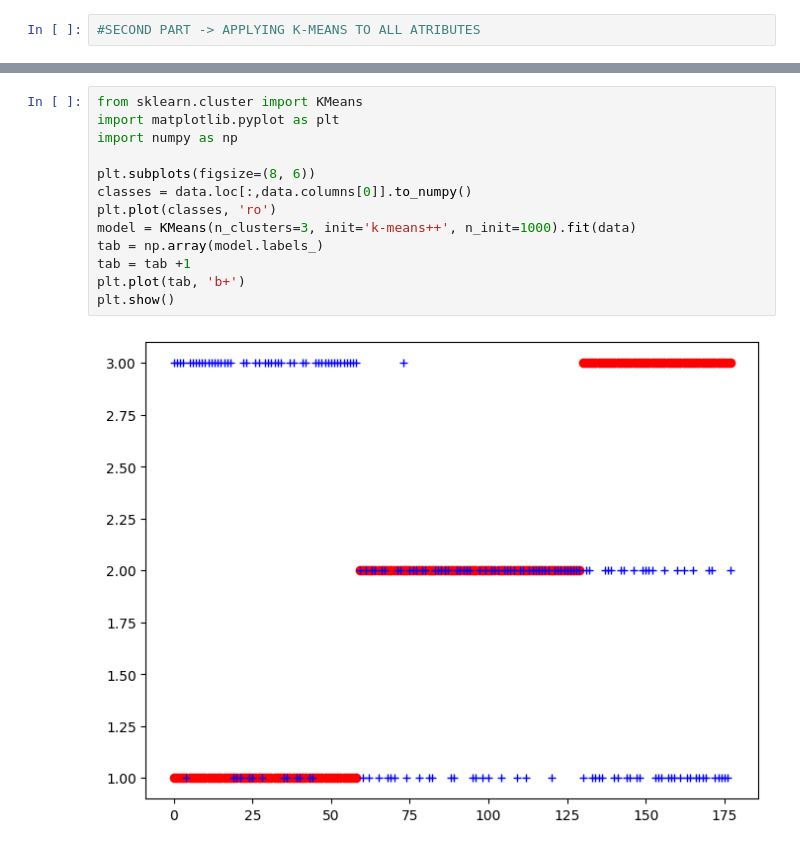
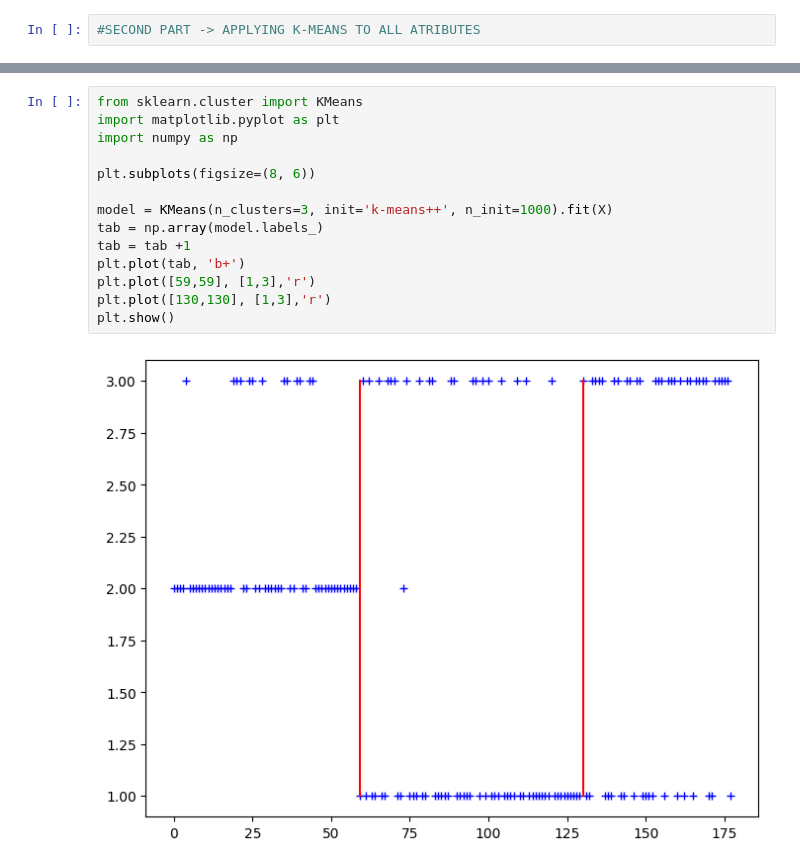
Before and after one commit to netodeabreujoao/projet_traitement_info, a Jupyter notebook: project.ipynb, the cells around one changed output, grey strips where cells are left out. Drawn from its saved outputs; the diff is of its cells as text.

```diff
--- a/project.ipynb
+++ b/project.ipynb
@@ -255,18 +347,19 @@ plt.show()
 # %%
 from sklearn.cluster import KMeans
 import matplotlib.pyplot as plt
 import numpy as np
 
 plt.subplots(figsize=(8, 6))
-classes = data.loc[:,data.columns[0]].to_numpy()
-plt.plot(classes, 'ro')
-model = KMeans(n_clusters=3, init='k-means++', n_init=1000).fit(data)
+
+model = KMeans(n_clusters=3, init='k-means++', n_init=1000).fit(X)
 tab = np.array(model.labels_)
 tab = tab +1
 plt.plot(tab, 'b+')
+plt.plot([59,59], [1,3],'r')
+plt.plot([130,130], [1,3],'r')
 plt.show()
 # %% [output]
-[figure, old version]
+[figure, new version]
 # %%
 data1 = data.loc[:,[data.columns[1],data.columns[2],data.columns[3],data.columns[4],data.columns[5],data.columns[6],data.columns[7],data.columns[9],data.columns[10],data.columns[11],data.columns[13]]].to_numpy()
 plt.subplots(figsize=(8, 6))
```
Also changed, not shown: parts of 6 cells of this notebook, 5 other files.
